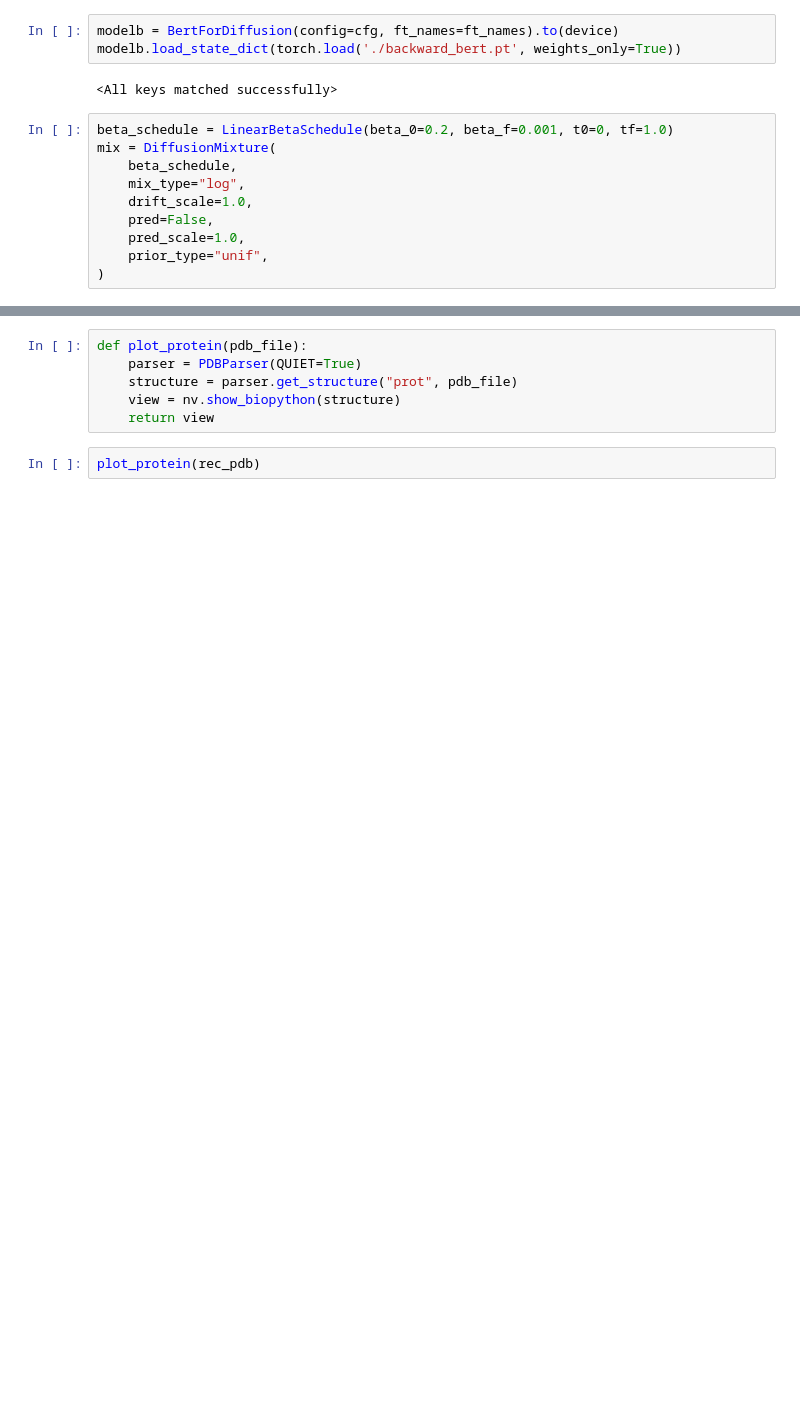
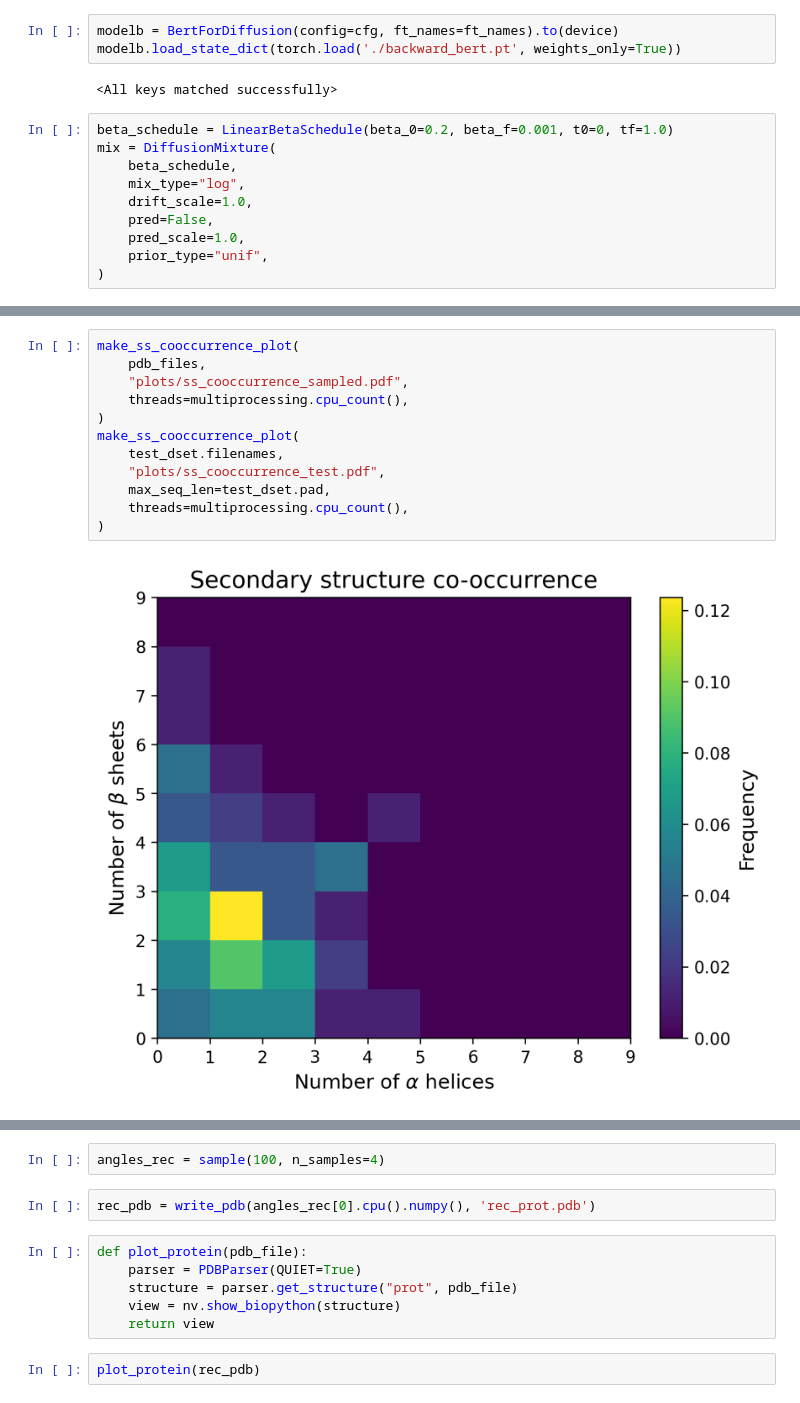
Before and after one commit to samirbraga/riemannian-diffusion-mixture-torch, a Jupyter notebook: generation.ipynb, the cells around one changed output, grey strips where cells are left out. Cells and saved outputs as stored; diff of their text form; blank space fills up the shorter version.

```diff
--- a/generation.ipynb
+++ b/generation.ipynb
@@ -70,0 +224,14 @@ for n_residues in range(min_seq_len, max_seq_len + 1):
+# %%
+make_ss_cooccurrence_plot(
+    pdb_files,
+    "plots/ss_cooccurrence_sampled.pdf",
+    threads=multiprocessing.cpu_count(),
+)
+make_ss_cooccurrence_plot(
+    test_dset.filenames,
+    "plots/ss_cooccurrence_test.pdf",
+    max_seq_len=test_dset.pad,
+    threads=multiprocessing.cpu_count(),
+)
+# %% [output]
+[figure, added]
@@ -71,3 +239,7 @@ for n_residues in range(min_seq_len, max_seq_len + 1):
+# %%
+angles_rec = sample(100, n_samples=4)
+# %%
+rec_pdb = write_pdb(angles_rec[0].cpu().numpy(), 'rec_prot.pdb')
 # %%
 def plot_protein(pdb_file):
     parser = PDBParser(QUIET=True)
```
Also changed, not shown: parts of 16 cells of this notebook, 6 other files.
